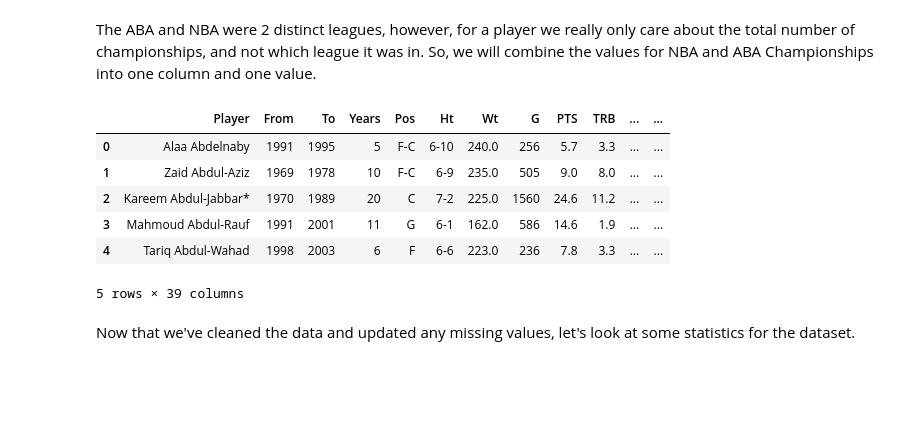
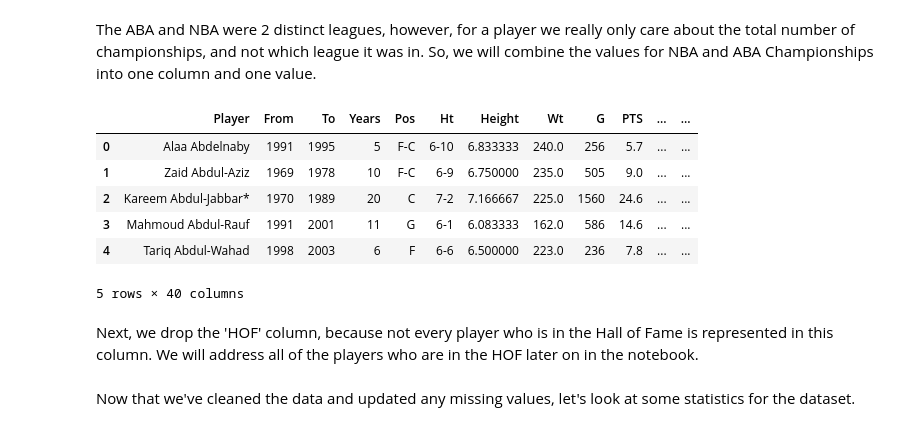
Before and after one commit to ItsBigSchub/Predicting-NBA-HOFers, a Jupyter notebook: Cleaning_NBA_data.ipynb, the cells around one changed output. Cells and saved outputs as stored; diff of their text form; code cells hidden in the pictures; blank space fills up the shorter version.

```diff
--- a/Cleaning_NBA_data.ipynb
+++ b/Cleaning_NBA_data.ipynb
@@ -500,3 +502,14 @@ for i in range(0,len(players_df)):
+# %%
+players_df.insert(5, 'Height', 0)
+players_df['Ht'] = players_df['Ht'].astype('str')
+split_ht = players_df['Ht'].str.split(pat='-')
+for x in range(0,len(split_ht)):
+  for y in range(0,2):
+    split_ht[x][y] = float(split_ht[x][y])
+for x in range(0,len(split_ht)):
+  ft = split_ht[x][0]
+  ins = split_ht[x][1]/12
+  players_df['Height'].iloc[x] = ft + ins
 # %% [markdown]
 Now let's look at the updated dataset.
 # %%
@@ -531,14 +543,16 @@ It is worth noting that some players took years off in between when they started
 # %% [markdown]
 The ABA and NBA were 2 distinct leagues, however, for a player we really only care about the total number of championships, and not which league it was in. So, we will combine the values for NBA and ABA Championships into one column and one value.
 # %%
-players_df.insert(37, 'Championships', players_df['ABA Championships'] + players_df['NBA Championships'])
+players_df.insert(38, 'Championships', players_df['ABA Championships'] + players_df['NBA Championships'])
 players_df.drop(['NBA Championships', 'ABA Championships'], axis=1, inplace=True)
 players_df.head()
 # %% [output]
-|  | Player | From | To | Years | Pos | Ht | Wt | G | PTS | TRB | ... | ... |
-| 0 | Alaa Abdelnaby | 1991 | 1995 | 5 | F-C | 6-10 | 240.0 | 256 | 5.7 | 3.3 | ... | ... |
-| 1 | Zaid Abdul-Aziz | 1969 | 1978 | 10 | F-C | 6-9 | 235.0 | 505 | 9.0 | 8.0 | ... | ... |
-| 2 | Kareem Abdul-Jabbar* | 1970 | 1989 | 20 | C | 7-2 | 225.0 | 1560 | 24.6 | 11.2 | ... | ... |
-| 3 | Mahmoud Abdul-Rauf | 1991 | 2001 | 11 | G | 6-1 | 162.0 | 586 | 14.6 | 1.9 | ... | ... |
-| 4 | Tariq Abdul-Wahad | 1998 | 2003 | 6 | F | 6-6 | 223.0 | 236 | 7.8 | 3.3 | ... | ... |
+|  | Player | From | To | Years | Pos | Ht | Height | Wt | G | PTS | ... | ... |
+| 0 | Alaa Abdelnaby | 1991 | 1995 | 5 | F-C | 6-10 | 6.833333 | 240.0 | 256 | 5.7 | ... | ... |
+| 1 | Zaid Abdul-Aziz | 1969 | 1978 | 10 | F-C | 6-9 | 6.750000 | 235.0 | 505 | 9.0 | ... | ... |
+| 2 | Kareem Abdul-Jabbar* | 1970 | 1989 | 20 | C | 7-2 | 7.166667 | 225.0 | 1560 | 24.6 | ... | ... |
+| 3 | Mahmoud Abdul-Rauf | 1991 | 2001 | 11 | G | 6-1 | 6.083333 | 162.0 | 586 | 14.6 | ... | ... |
+| 4 | Tariq Abdul-Wahad | 1998 | 2003 | 6 | F | 6-6 | 6.500000 | 223.0 | 236 | 7.8 | ... | ... |
-5 rows × 39 columns
+5 rows × 40 columns
+# %% [markdown]
+Next, we drop the 'HOF' column, because not every player who is in the Hall of Fame is represented in this column. We will address all of the players who are in the HOF later on in the notebook.
```
Also changed, not shown: parts of 5 cells of this notebook.
